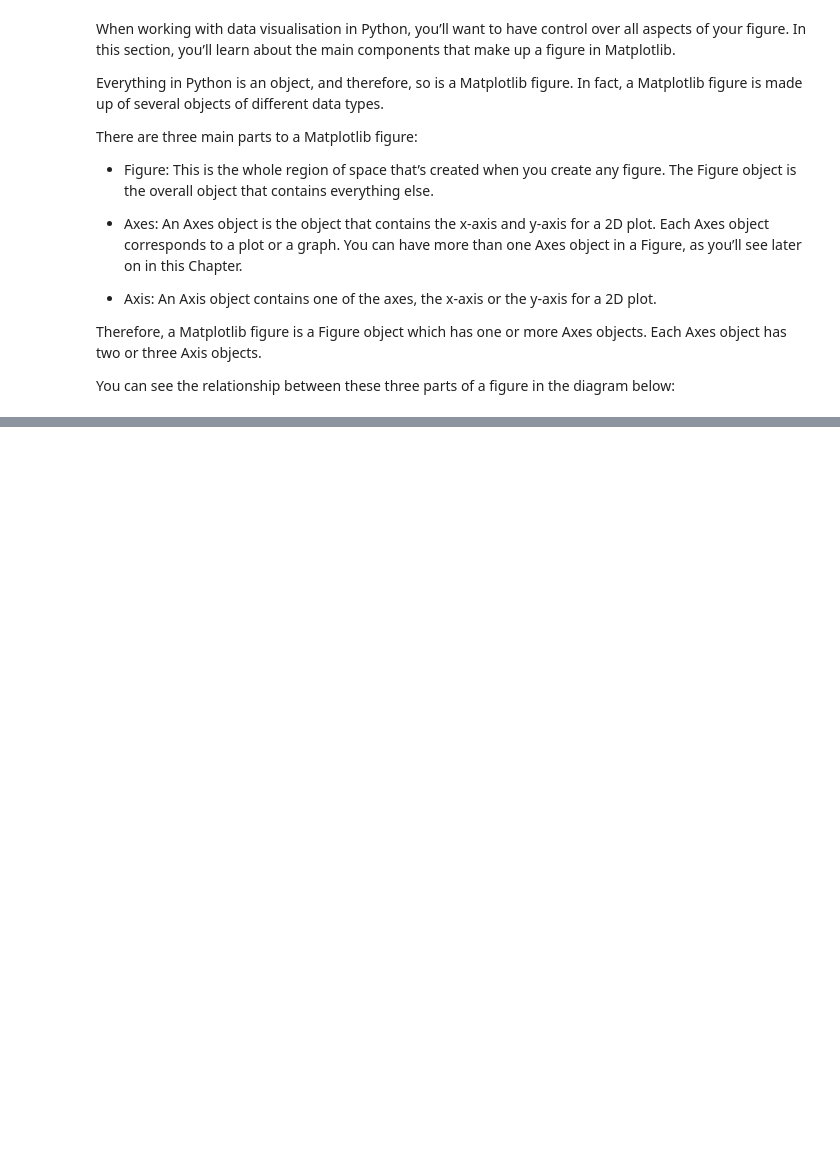
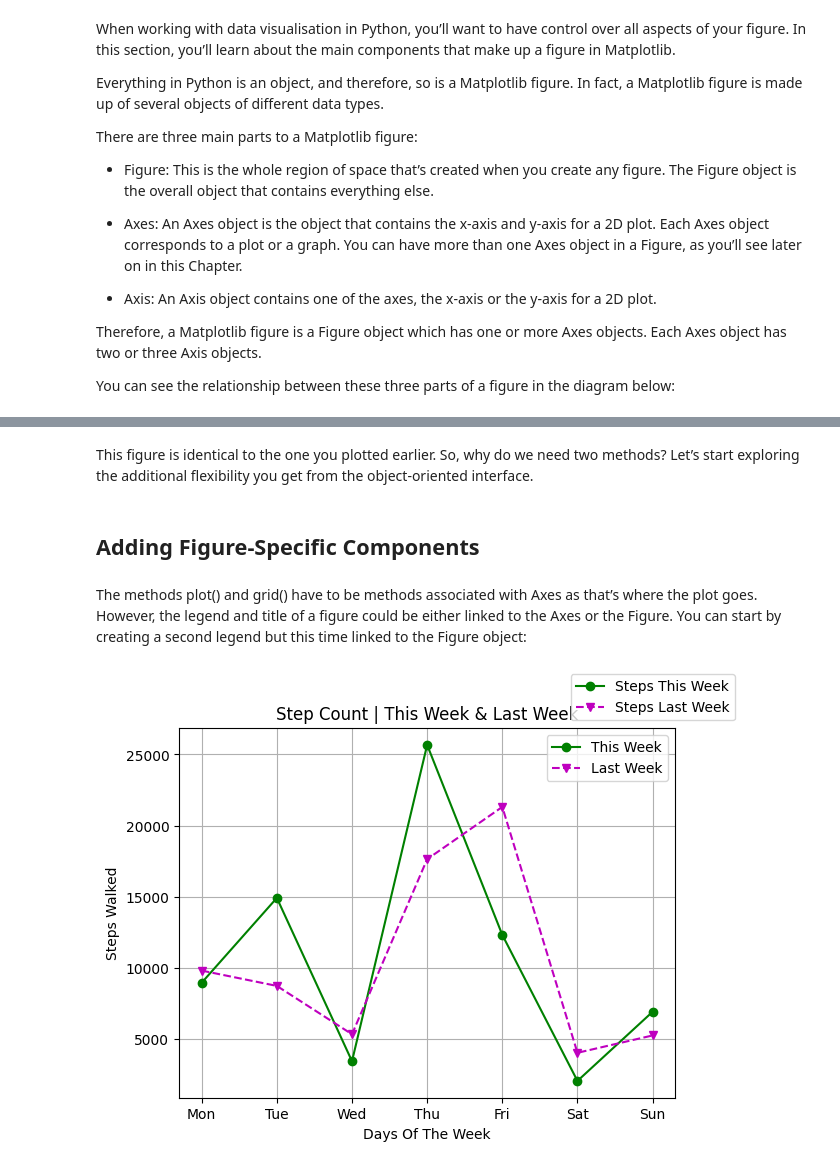
Before and after one commit to EfekanAlpsa/DataScientist-RoadMap, a Jupyter notebook: 3 - Pandas, Data Visualization/Matplotlib/Basics of Data Visualization in Python Using Matplotlib/Basics of Data Visualization in Python Using Matplotlib.ipynb, the cells around one changed output, grey strips where cells are left out. Saved outputs shown, nothing was run; the diff lists cells and outputs as text; code cells hidden in the pictures; blank space fills up the shorter version.

Commit message:
reorganized 5.Part of Basics of Data Visualization Jupyter

```diff
--- a/3 - Pandas, Data Visualization/Matplotlib/Basics of Data Visualization in Python Using Matplotlib/Basics of Data Visualization in Python Using Matplotlib.ipynb
+++ b/3 - Pandas, Data Visualization/Matplotlib/Basics of Data Visualization in Python Using Matplotlib/Basics of Data Visualization in Python Using Matplotlib.ipynb
@@ -263,0 +260,28 @@ This figure is identical to the one you plotted earlier. So, why do we need two
+# %% [markdown]
+This figure is identical to the one you plotted earlier. So, why do we need two methods? Let’s start exploring the additional flexibility you get from the object-oriented interface.
+# %% [markdown]
+## Adding Figure-Specific Components
+# %% [markdown]
+The methods plot() and grid() have to be methods associated with Axes as that’s where the plot goes. However, the legend and title of a figure could be either linked to the Axes or the Figure. You can start by creating a second legend but this time linked to the Figure object:
+# %%
+import matplotlib.pyplot as plt
+
+days = ["Mon", "Tue", "Wed", "Thu", "Fri", "Sat", "Sun"]
+steps_walked = [8934, 14902, 3409, 25672, 12300, 2023, 6890]
+steps_last_week = [9788, 8710, 5308, 17630, 21309, 4002, 5223]
+
+fig, ax = plt.subplots()
+
+ax.plot(days, steps_walked, "o-g")
+ax.plot(days, steps_last_week, "v--m")
+ax.set_title("Step Count | This Week & Last Week")
+ax.set_xlabel("Days Of The Week")
+ax.set_ylabel("Steps Walked")
+ax.grid(True)
+ax.legend(["This Week", "Last Week"])
+
+fig.legend(["Steps This Week", "Steps Last Week"])
+
+plt.show()
+# %% [output]
+[figure, added]
```
Also changed, not shown: parts of 29 cells of this notebook.
